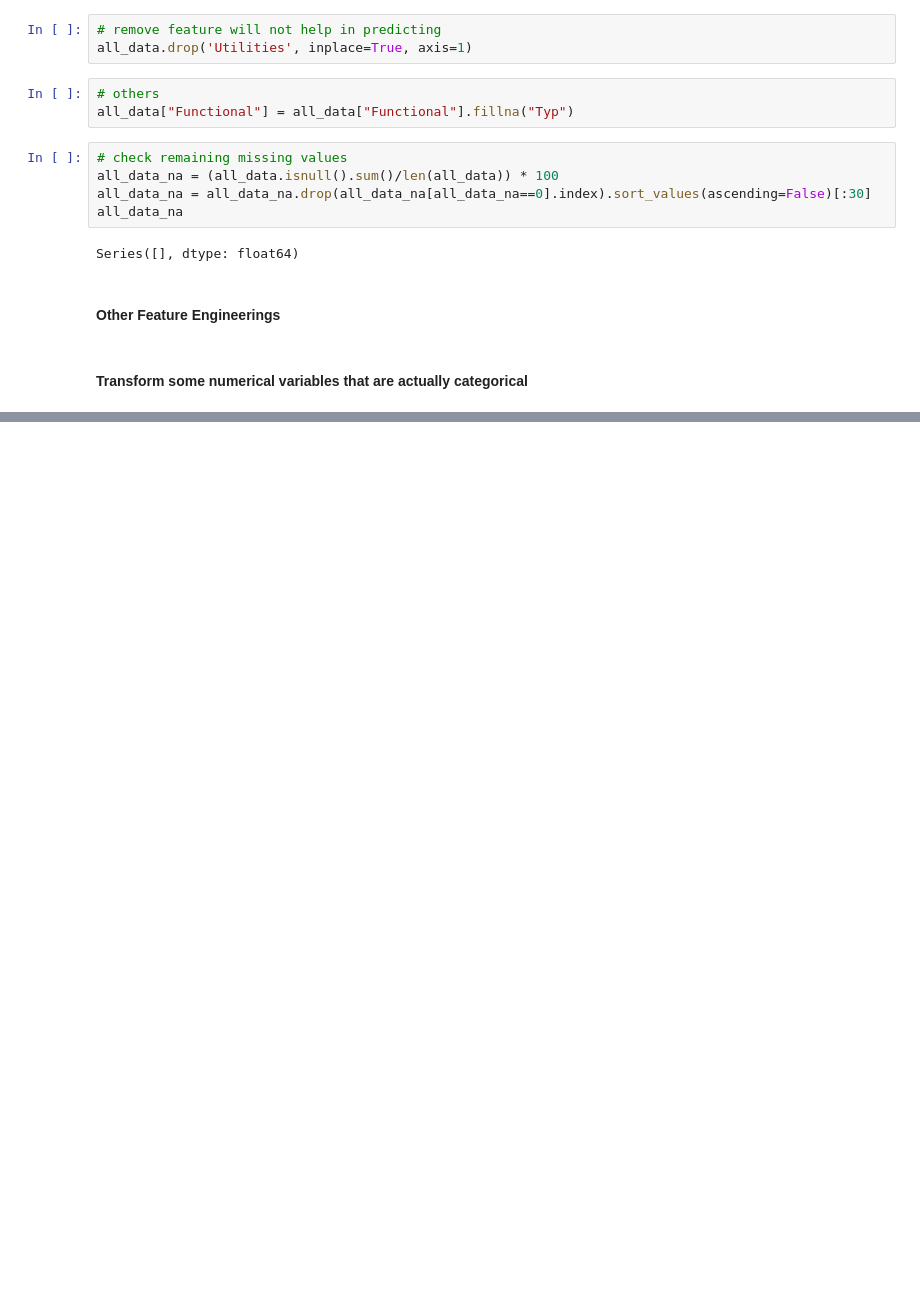
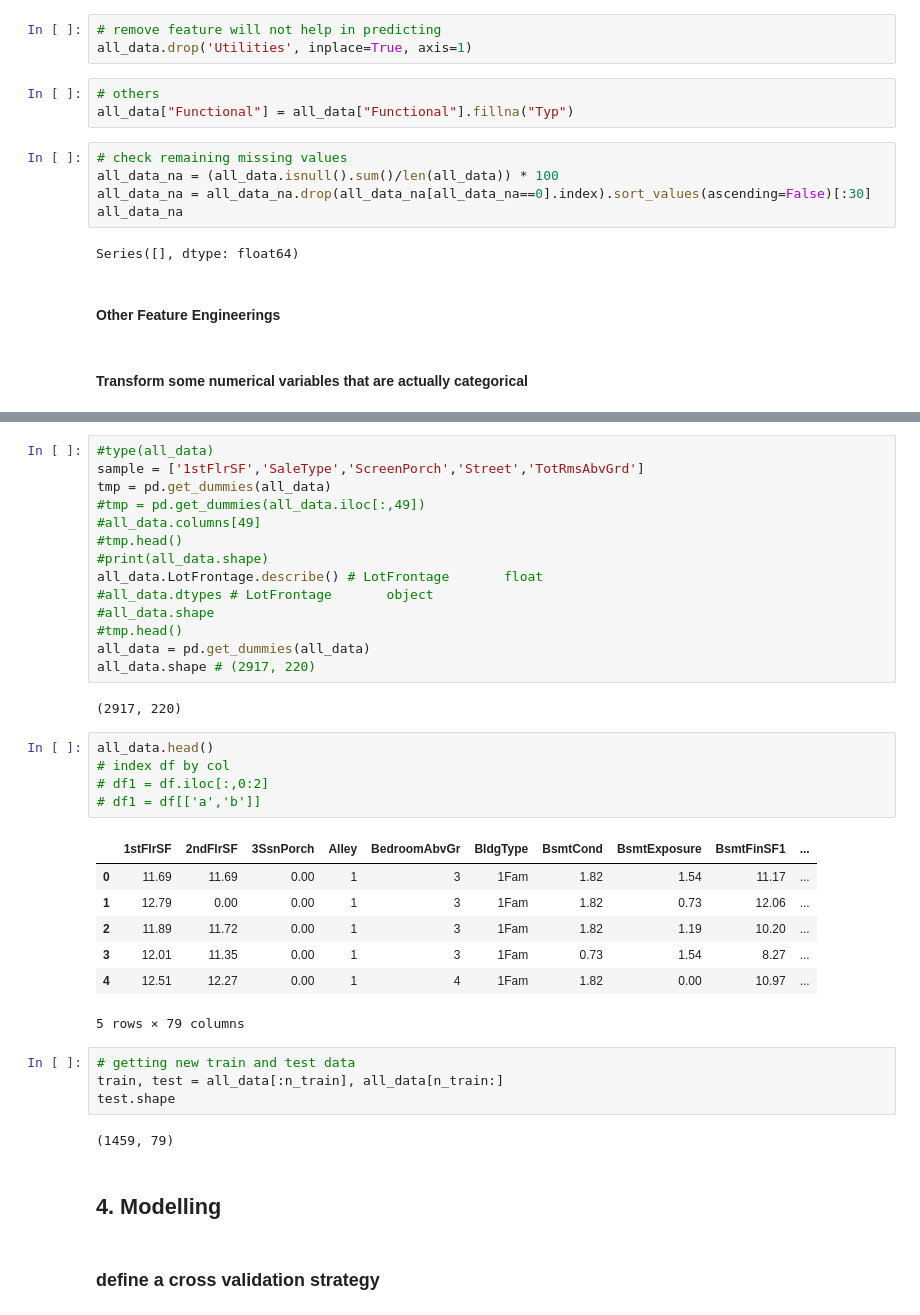
Before and after one commit to PengInGitHub/catboost, a Jupyter notebook: regression_house_price.ipynb, the cells around one changed output, grey strips where cells are left out. Drawn from its saved outputs; the diff is of its cells as text; blank space fills up the shorter version.

Commit message:
start modelling

```diff
--- a/regression_house_price.ipynb
+++ b/regression_house_price.ipynb
@@ -250,0 +393,39 @@ for col in ['MSSubClass', 'OverallCond', 'YrSold', 'MoSold']:
+# %%
+#type(all_data)
+sample = ['1stFlrSF','SaleType','ScreenPorch','Street','TotRmsAbvGrd']
+tmp = pd.get_dummies(all_data)
+#tmp = pd.get_dummies(all_data.iloc[:,49])
+#all_data.columns[49]
+#tmp.head()
+#print(all_data.shape)
+all_data.LotFrontage.describe() # LotFrontage       float
+#all_data.dtypes # LotFrontage       object
+#all_data.shape
+#tmp.head()
+all_data = pd.get_dummies(all_data)
+all_data.shape # (2917, 220)
+# %% [output]
+(2917, 220)
+# %%
+all_data.head()
+# index df by col
+# df1 = df.iloc[:,0:2]
+# df1 = df[['a','b']]
+# %% [output]
+|  | 1stFlrSF | 2ndFlrSF | 3SsnPorch | Alley | BedroomAbvGr | BldgType | BsmtCond | BsmtExposure | BsmtFinSF1 | ... |
+| 0 | 11.69 | 11.69 | 0.00 | 1 | 3 | 1Fam | 1.82 | 1.54 | 11.17 | ... |
+| 1 | 12.79 | 0.00 | 0.00 | 1 | 3 | 1Fam | 1.82 | 0.73 | 12.06 | ... |
+| 2 | 11.89 | 11.72 | 0.00 | 1 | 3 | 1Fam | 1.82 | 1.19 | 10.20 | ... |
+| 3 | 12.01 | 11.35 | 0.00 | 1 | 3 | 1Fam | 0.73 | 1.54 | 8.27 | ... |
+| 4 | 12.51 | 12.27 | 0.00 | 1 | 4 | 1Fam | 1.82 | 0.00 | 10.97 | ... |
+5 rows × 79 columns
+# %%
+# getting new train and test data
+train, test = all_data[:n_train], all_data[n_train:]
+test.shape
+# %% [output]
+(1459, 79)
+# %% [markdown]
+## 4. Modelling
+# %% [markdown]
+### define a cross validation strategy
```
Also changed, not shown: parts of 31 cells of this notebook.
